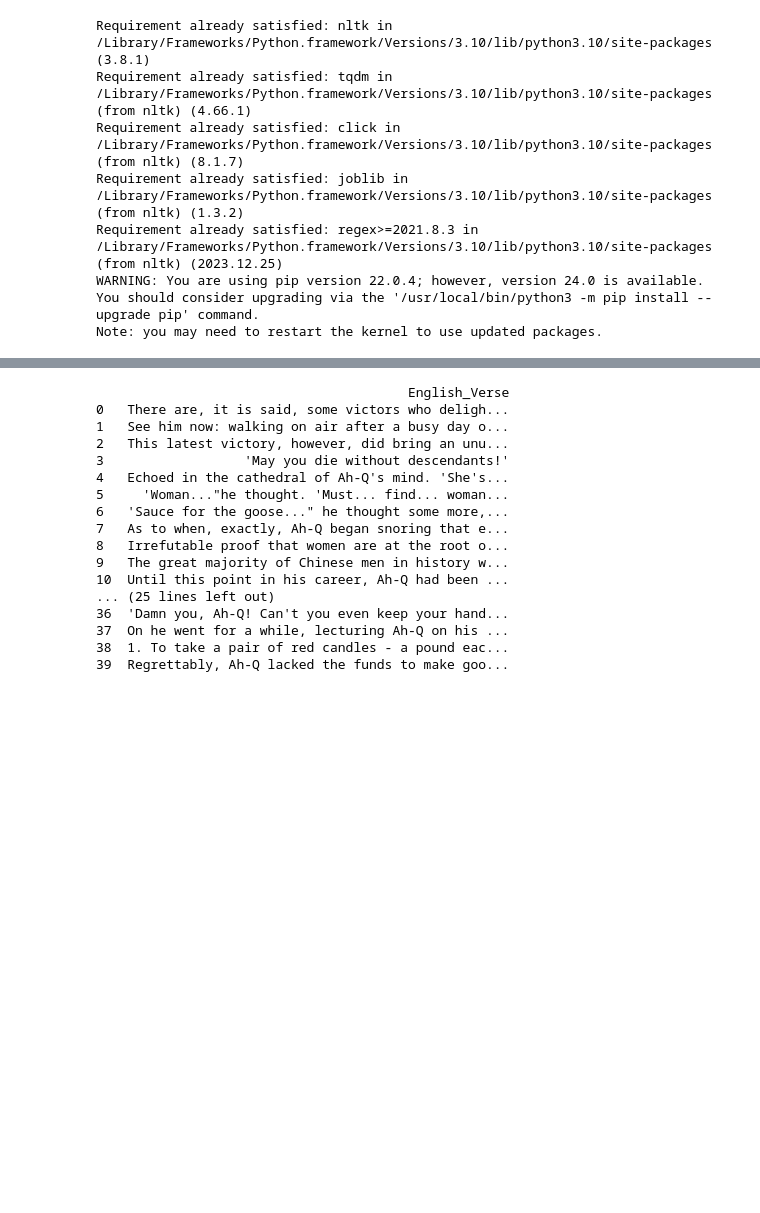
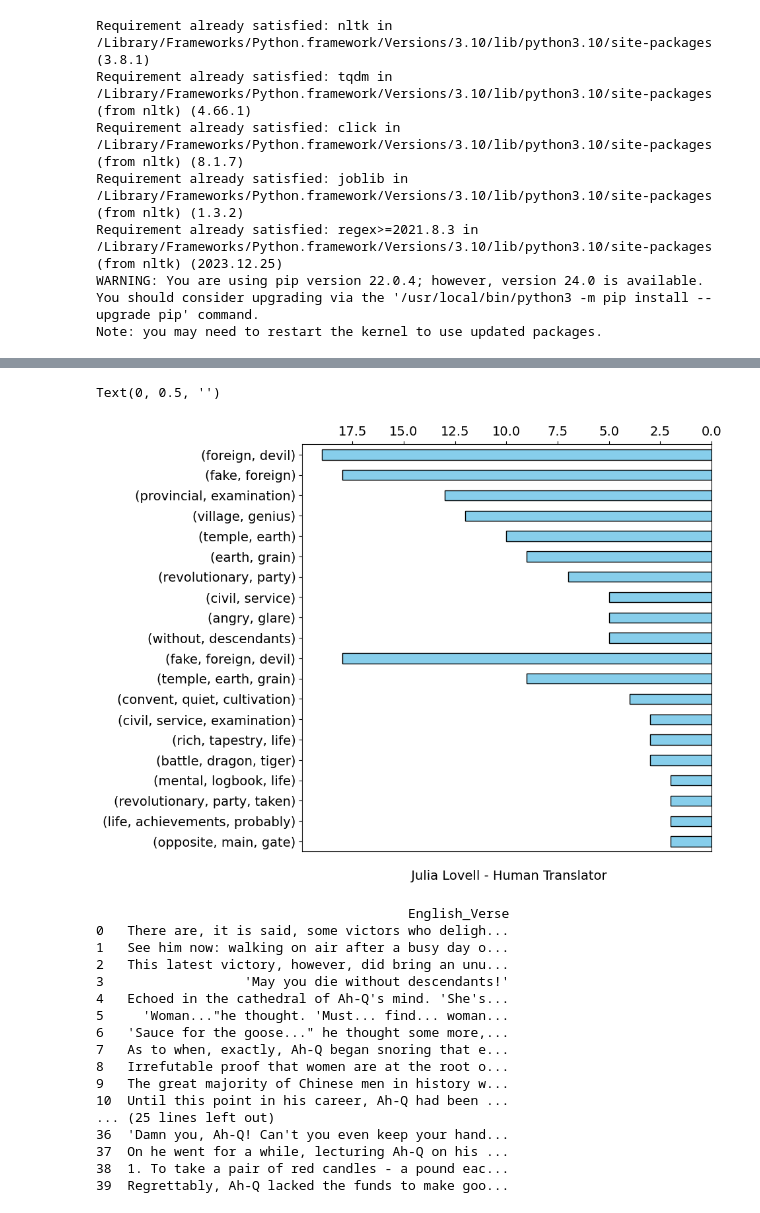
Before and after one commit to sydney-machine-learning/translationanalysis-Mandarin, a Jupyter notebook: jupyter_notebook/semantic_analysis.ipynb, the cells around one changed output, grey strips where cells are left out. Saved outputs shown, nothing was run; the diff lists cells and outputs as text; code cells hidden in the pictures; blank space fills up the shorter version.

```diff
--- a/jupyter_notebook/semantic_analysis.ipynb
+++ b/jupyter_notebook/semantic_analysis.ipynb
@@ -39,0 +286,4 @@ model = SentenceTransformer('all-mpnet-base-v2')
+# %%
+df_ngrams_julia = pd.DataFrame(combined_julia_ngrams)
+df_ngrams_julia = preprocessing(df_ngrams_julia)
+df_ngrams_julia
@@ -40,3 +304,29 @@ model = SentenceTransformer('all-mpnet-base-v2')
+# %%
+text_julia = retrieve_text(df_ngrams_julia)
+# %%
+bigram1_julia = ngrams_series_func(text_julia, 2)
+trigram1_julia = ngrams_series_func(text_julia, 3)
+
+
+
+ngram1_julia = pd.concat([bigram1_julia, trigram1_julia])
+barstyle = {'width': 0.5, 'edgecolor': 'black'}
+
+plt.rcParams.update({'font.size': 14})
+fig, ax=plt.subplots(1,1, figsize=(8,8))
+
+barh_ax = ax
+
+ngram1_julia[::-1].plot.barh(ax=barh_ax, color= 'skyblue',**barstyle)
+barh_ax.yaxis.set_label_position("left")
+barh_ax.xaxis.tick_top()
+barh_ax.xaxis.set_label_position("bottom")
+barh_ax.set_xlim(barh_ax.get_xlim()[::-1])
+barh_ax.set_xlabel('\n Julia Lovell - Human Translator')
+barh_ax.set_ylabel('',fontsize=50)
+# %% [output]
+Text(0, 0.5, '')
+[figure, added]
 # %%
 #load the file
 df_hsien = pd.read_csv('/Users/wangxuechun/unsw/thesis-repo/data_processing/chapter_4_eng_version_hsien.csv')
```
Also changed, not shown: parts of 29 cells of this notebook, 1 other file.
